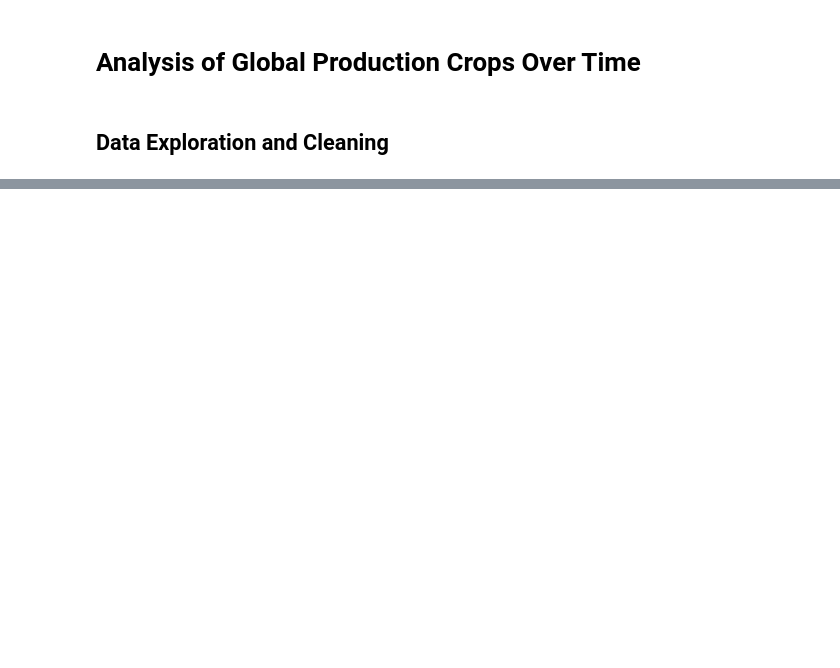
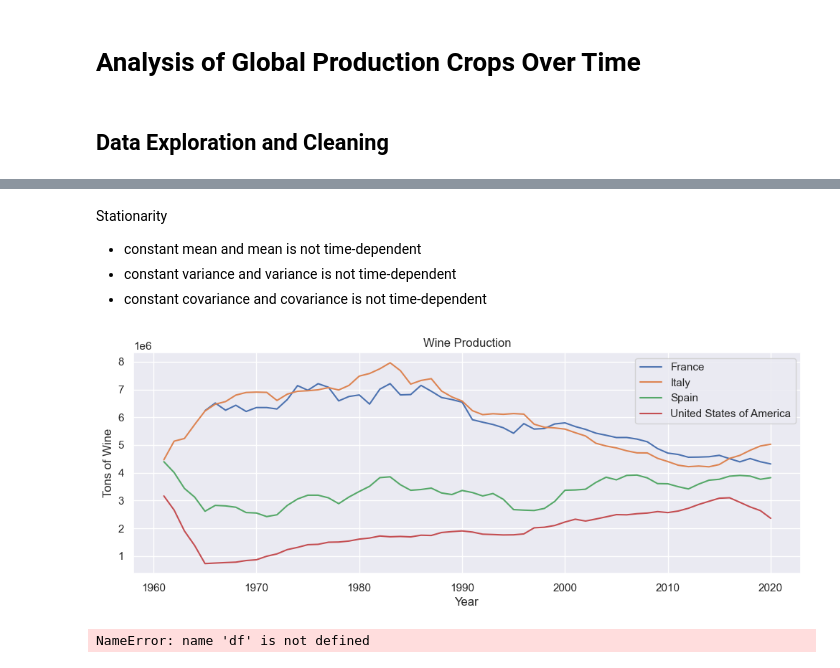
Before and after one commit to JordanKeelan/data607_finalProject, a Jupyter notebook: 607_proj_nb.ipynb, the cells around one changed output, grey strips where cells are left out. Drawn from its saved outputs; the diff is of its cells as text; code cells hidden in the pictures; blank space fills up the shorter version.

```diff
--- a/607_proj_nb.ipynb
+++ b/607_proj_nb.ipynb
@@ -40,13 +19,0 @@ df = df[df.Flag != "M"]
-# %%
-# Melt the dataframe to longform
-#year_cols = tuple(df.columns[9:])
-#dfl = pd.melt(df, id_vars=("Area","Item", "Element","Element Code","Unit"), value_vars=year_cols, var_name="Year")
-
-# Remove 'Y' prefix from year
-#dfl["Year"] = [year[1:] for year in dfl["Year"]]
-
-# Set datatype of Year column to datetime
-#dfl["Year"] = pd.to_datetime(dfl["Year"],format="%Y")
-
-# Remove rows with null values in "value" column
-df = df[df["Value"].notna()]
@@ -503,0 +36,12 @@ print(f"The item with the greatest increase in mean value from the 1960s to the
+# %%
+# Set datatype of Year column to datetime
+wine["Year Code"] = pd.to_datetime(wine["Year Code"],format="%Y")
+temp["Year Code"] = pd.to_datetime(temp["Year Code"],format="%Y")
+
+# Remove rows with null values in "value" column
+wine = wine[wine["Value"].notna()]
+temp = temp[temp["Value"].notna()]
+
+# Remove unnecessary columns
+wine = wine[["Area","Year Code","Value"]]
+temp = temp[["Area","Year Code","Value"]]
@@ -503,0 +80,26 @@ print(f"The item with the greatest increase in mean value from the 1960s to the
+# %% [markdown]
+Stationarity
+
+- constant mean and mean is not time-dependent
+- constant variance and variance is not time-dependent
+- constant covariance and covariance is not time-dependent
+# %%
+# Stationarity
+fig = plt.figure()
+fig.set_size_inches(12,4)
+sns.lineplot(data=wine, x="Year Code", y=wine['Value'].rolling(5).mean(), hue="Area")
+plt.title('Wine Production')
+plt.xlabel('Year')
+plt.ylabel('Tons of Wine')
+
+plt.legend()
+plt.show()
+
+
+sns.lineplot(x=df.Date, y=df.Rainfall.rolling(rolling_window).mean(), ax=ax[0, 0], color='black', label='rolling mean')
+sns.lineplot(x=df.Date, y=df.Rainfall.rolling(rolling_window).std(), ax=ax[0, 0], color='blue', label='rolling std')
+ax[0, 0].set_title('Rainfall: Non-stationary \nnon-constant mean & non-constant variance', fontsize=14)
+ax[0, 0].set_ylabel(ylabel='Rainfall', fontsize=14)
+# %% [output]
+[figure, added]
+NameError: name 'df' is not defined
```
Also changed, not shown: parts of 58 cells of this notebook.
